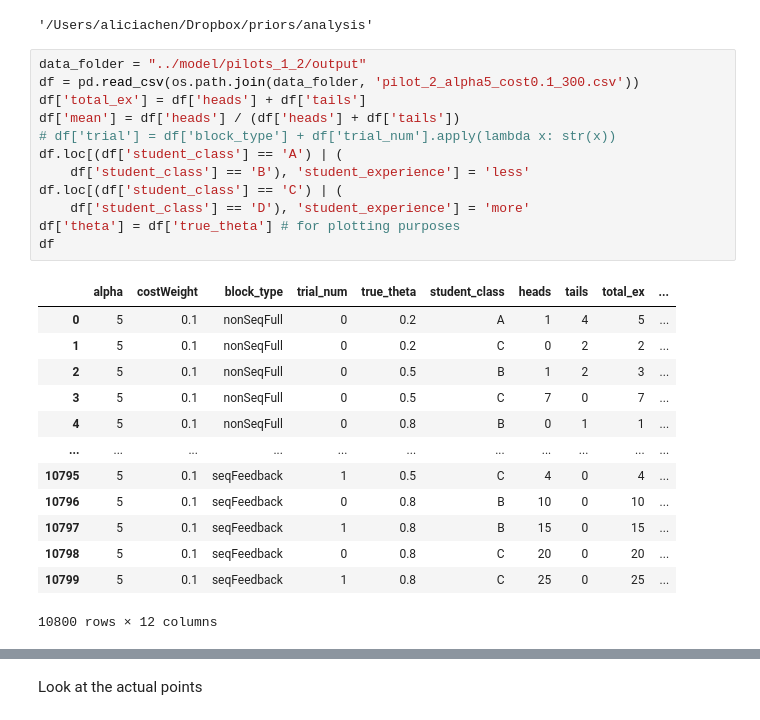
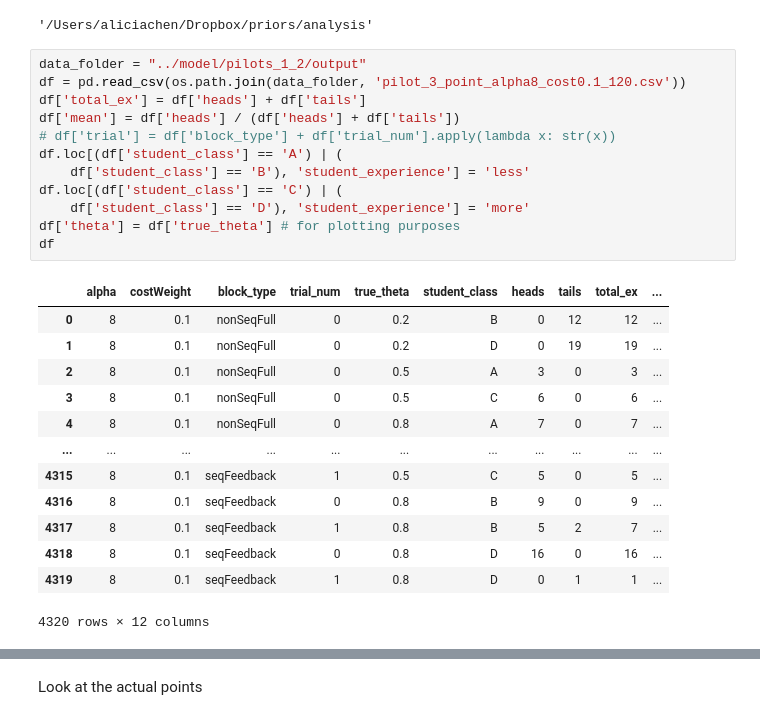
Before and after one commit to aliciamchen/hierarchical-teaching, a Jupyter notebook: analysis/sanity_checks_pilot12_model.ipynb, the cells around one changed output, grey strips where cells are left out. Cells and saved outputs as stored; diff of their text form.

```diff
--- a/analysis/sanity_checks_pilot12_model.ipynb
+++ b/analysis/sanity_checks_pilot12_model.ipynb
@@ -12,30 +12,30 @@ os.getcwd()
 '/Users/aliciachen/Dropbox/priors/analysis'
 # %%
 data_folder = "../model/pilots_1_2/output"
-df = pd.read_csv(os.path.join(data_folder, 'pilot_2_alpha5_cost0.1_300.csv'))
+df = pd.read_csv(os.path.join(data_folder, 'pilot_3_point_alpha8_cost0.1_120.csv'))
 df['total_ex'] = df['heads'] + df['tails']
 df['mean'] = df['heads'] / (df['heads'] + df['tails'])
 # df['trial'] = df['block_type'] + df['trial_num'].apply(lambda x: str(x))
 df.loc[(df['student_class'] == 'A') | (
     df['student_class'] == 'B'), 'student_experience'] = 'less'
 df.loc[(df['student_class'] == 'C') | (
     df['student_class'] == 'D'), 'student_experience'] = 'more'
 df['theta'] = df['true_theta'] # for plotting purposes
 df
 # %% [output]
 |  | alpha | costWeight | block_type | trial_num | true_theta | student_class | heads | tails | total_ex | ... |
-| 0 | 5 | 0.1 | nonSeqFull | 0 | 0.2 | A | 1 | 4 | 5 | ... |
-| 1 | 5 | 0.1 | nonSeqFull | 0 | 0.2 | C | 0 | 2 | 2 | ... |
-| 2 | 5 | 0.1 | nonSeqFull | 0 | 0.5 | B | 1 | 2 | 3 | ... |
-| 3 | 5 | 0.1 | nonSeqFull | 0 | 0.5 | C | 7 | 0 | 7 | ... |
-| 4 | 5 | 0.1 | nonSeqFull | 0 | 0.8 | B | 0 | 1 | 1 | ... |
+| 0 | 8 | 0.1 | nonSeqFull | 0 | 0.2 | B | 0 | 12 | 12 | ... |
+| 1 | 8 | 0.1 | nonSeqFull | 0 | 0.2 | D | 0 | 19 | 19 | ... |
+| 2 | 8 | 0.1 | nonSeqFull | 0 | 0.5 | A | 3 | 0 | 3 | ... |
+| 3 | 8 | 0.1 | nonSeqFull | 0 | 0.5 | C | 6 | 0 | 6 | ... |
+| 4 | 8 | 0.1 | nonSeqFull | 0 | 0.8 | A | 7 | 0 | 7 | ... |
 | ... | ... | ... | ... | ... | ... | ... | ... | ... | ... | ... |
-| 10795 | 5 | 0.1 | seqFeedback | 1 | 0.5 | C | 4 | 0 | 4 | ... |
-| 10796 | 5 | 0.1 | seqFeedback | 0 | 0.8 | B | 10 | 0 | 10 | ... |
-| 10797 | 5 | 0.1 | seqFeedback | 1 | 0.8 | B | 15 | 0 | 15 | ... |
-| 10798 | 5 | 0.1 | seqFeedback | 0 | 0.8 | C | 20 | 0 | 20 | ... |
-| 10799 | 5 | 0.1 | seqFeedback | 1 | 0.8 | C | 25 | 0 | 25 | ... |
+| 4315 | 8 | 0.1 | seqFeedback | 1 | 0.5 | C | 5 | 0 | 5 | ... |
+| 4316 | 8 | 0.1 | seqFeedback | 0 | 0.8 | B | 9 | 0 | 9 | ... |
+| 4317 | 8 | 0.1 | seqFeedback | 1 | 0.8 | B | 5 | 2 | 7 | ... |
+| 4318 | 8 | 0.1 | seqFeedback | 0 | 0.8 | D | 16 | 0 | 16 | ... |
+| 4319 | 8 | 0.1 | seqFeedback | 1 | 0.8 | D | 0 | 1 | 1 | ... |
-10800 rows × 12 columns
+4320 rows × 12 columns
 # %%
 class_hypers = {
     'A': "($a=1$, $b=4$)",
```
Also changed, not shown: parts of 1 cell of this notebook, 10 other files.
